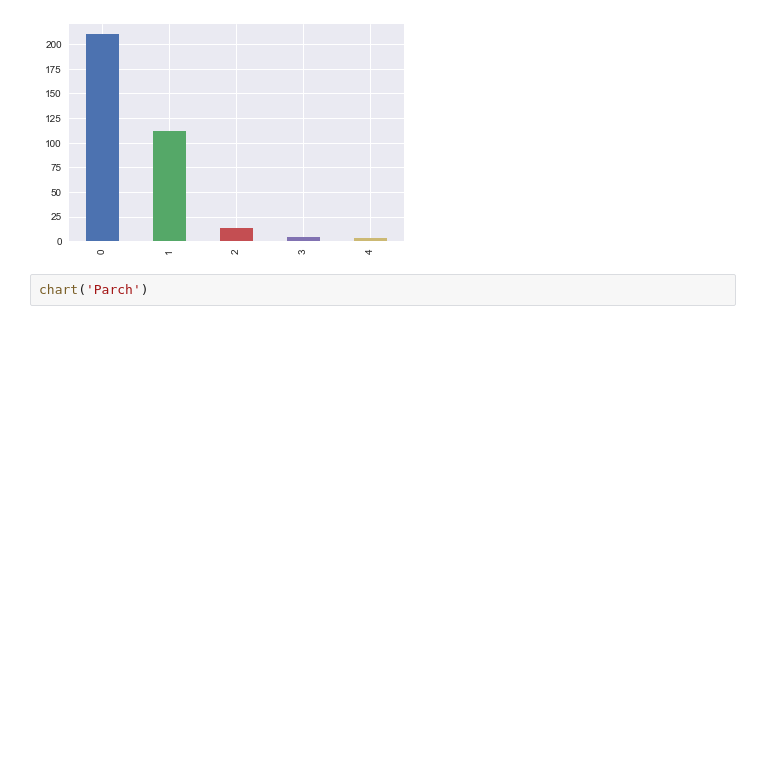
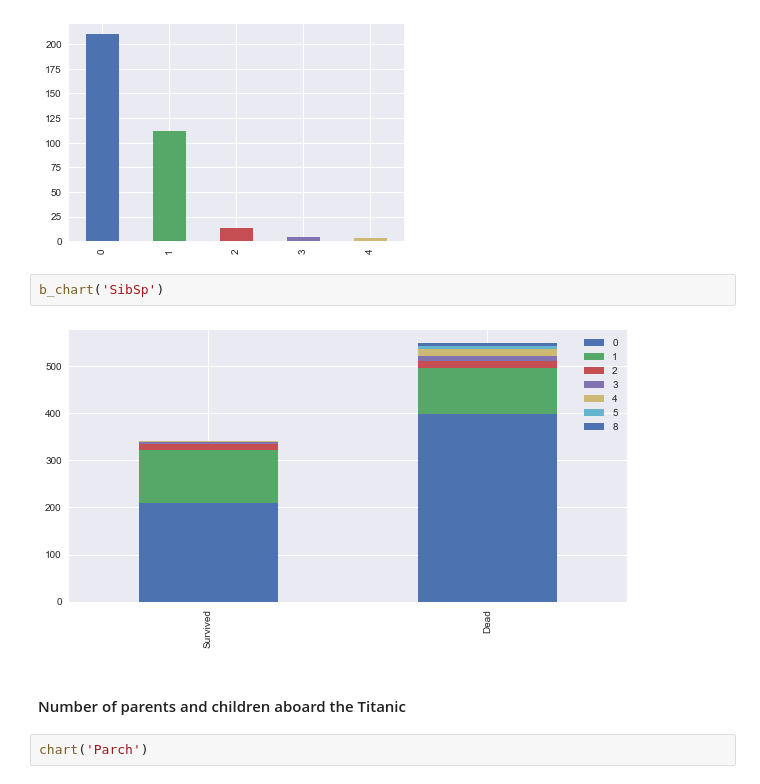
Before and after one commit to s0uravpandey/Mini-Tasks-20, a Jupyter notebook: Shruti_Shreya/TitanicEDA.ipynb, the cells around one changed output. Cells and saved outputs as stored; diff of their text form; blank space fills up the shorter version.

```diff
--- a/Shruti_Shreya/TitanicEDA.ipynb
+++ b/Shruti_Shreya/TitanicEDA.ipynb
@@ -107,6 +213,12 @@ chart('Pclass')
 chart('SibSp')
 # %% [output]
 [figure]
+# %%
+b_chart('SibSp')
+# %% [output]
+[figure, added]
+# %% [markdown]
+<h4>Number of parents and children aboard the Titanic</h4>
 # %%
 chart('Parch')
 # %% [output]
```
Also changed, not shown: parts of 64 cells of this notebook, 1 other file.
